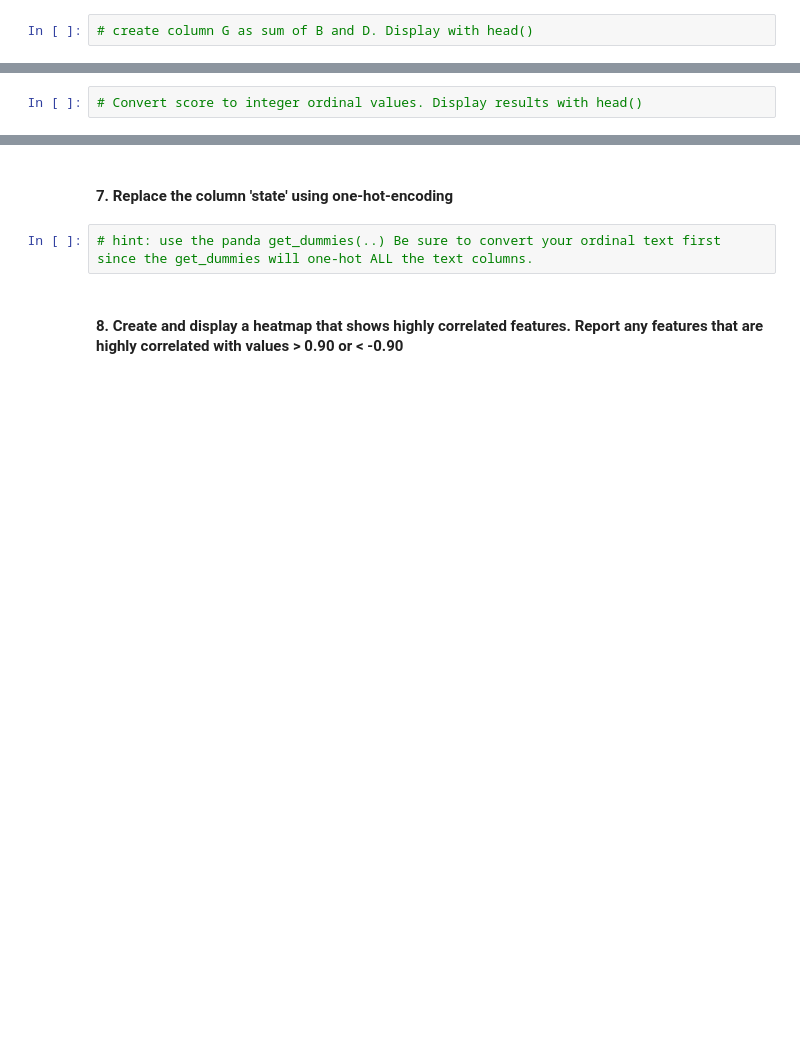
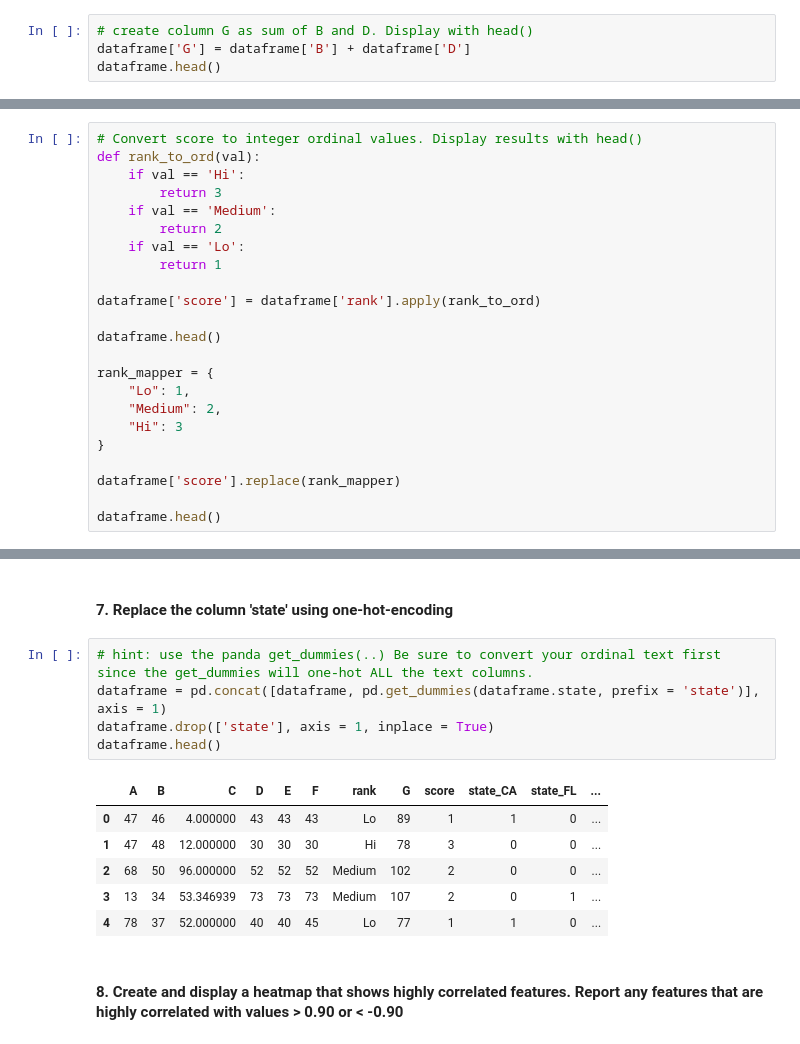
Before and after one commit to t-lnguyen/machine-learning-w-python, a Jupyter notebook: assignments/A1/src/7324.A1.DataWrangling.Assgn.ipynb, the cells around one changed output, grey strips where cells are left out. Cells and saved outputs as stored; diff of their text form; blank space fills up the shorter version.

```diff
--- a/assignments/A1/src/7324.A1.DataWrangling.Assgn.ipynb
+++ b/assignments/A1/src/7324.A1.DataWrangling.Assgn.ipynb
@@ -50,3 +85,5 @@ dataframe.head()
 #### 5. Create a new feature (column) called G that is the sum of B and D.
 # %%
 # create column G as sum of B and D. Display with head()
+dataframe['G'] = dataframe['B'] + dataframe['D']
+dataframe.head()
@@ -54,3 +98,24 @@ dataframe.head()
 #### 6.  In the column 'score', convert the column rank to integer values: Hi=3 Medium=2 Lo=1
 # %%
 # Convert score to integer ordinal values. Display results with head()
+def rank_to_ord(val):
+    if val == 'Hi':
+        return 3
+    if val == 'Medium':
+        return 2
+    if val == 'Lo':
+        return 1
+
+dataframe['score'] = dataframe['rank'].apply(rank_to_ord)
+
+dataframe.head()
+
+rank_mapper = {
+    "Lo": 1,
+    "Medium": 2,
+    "Hi": 3
+}
+
+dataframe['score'].replace(rank_mapper)
+
+dataframe.head()
@@ -58,6 +130,16 @@ dataframe.head()
 #### 7. Replace the column 'state' using one-hot-encoding
 # %%
 # hint: use the panda get_dummies(..) Be sure to convert your ordinal text first since the get_dummies will one-hot ALL the text columns.
+dataframe = pd.concat([dataframe, pd.get_dummies(dataframe.state, prefix = 'state')], axis = 1)
+dataframe.drop(['state'], axis = 1, inplace = True)
+dataframe.head()
+# %% [output]
+|  | A | B | C | D | E | F | rank | G | score | state_CA | state_FL | ... |
+| 0 | 47 | 46 | 4.000000 | 43 | 43 | 43 | Lo | 89 | 1 | 1 | 0 | ... |
+| 1 | 47 | 48 | 12.000000 | 30 | 30 | 30 | Hi | 78 | 3 | 0 | 0 | ... |
+| 2 | 68 | 50 | 96.000000 | 52 | 52 | 52 | Medium | 102 | 2 | 0 | 0 | ... |
+| 3 | 13 | 34 | 53.346939 | 73 | 73 | 73 | Medium | 107 | 2 | 0 | 1 | ... |
+| 4 | 78 | 37 | 52.000000 | 40 | 40 | 45 | Lo | 77 | 1 | 1 | 0 | ... |
 # %% [markdown]
 #### 8. Create and display a heatmap that shows highly correlated features. Report any features that are highly correlated with values > 0.90 or < -0.90
 # %% [markdown]
```
Also changed, not shown: parts of 6 cells of this notebook.
